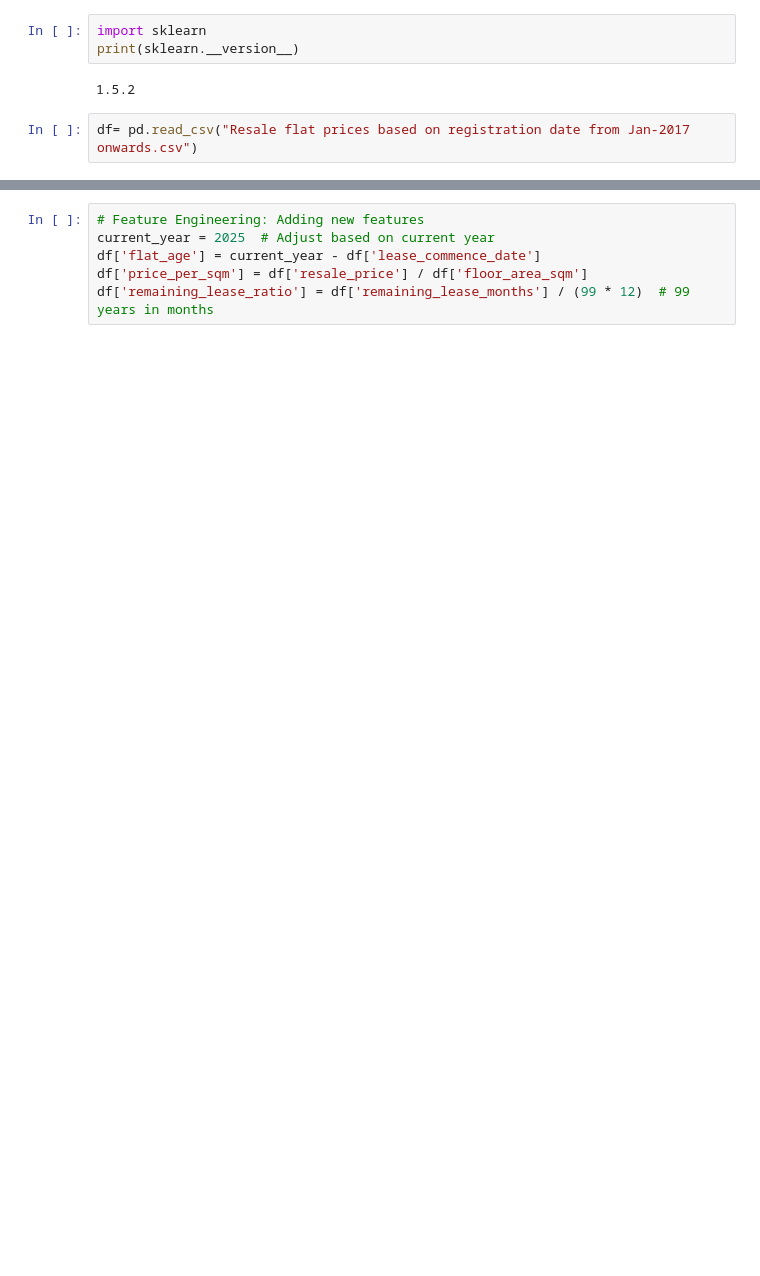
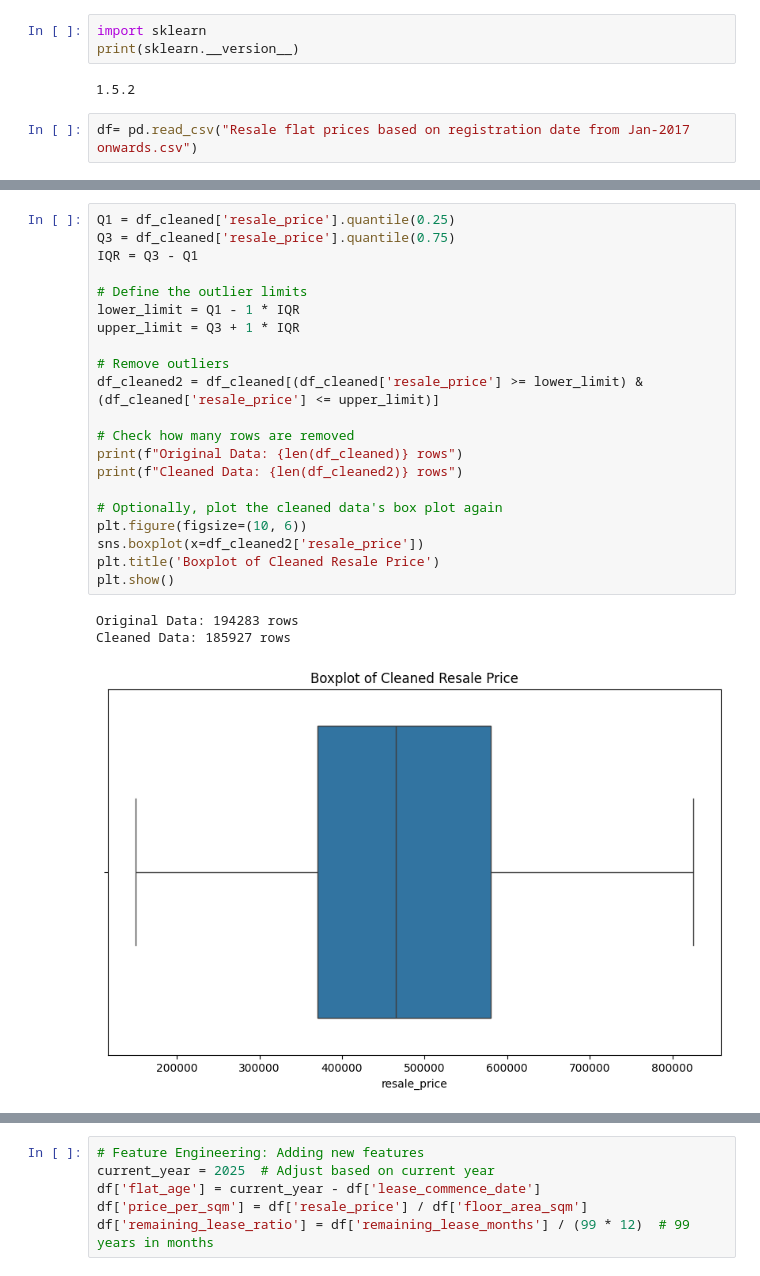
Before and after one commit to Sakineee/streamlit-house, a Jupyter notebook: GBR.ipynb, the cells around one changed output, grey strips where cells are left out. Drawn from its saved outputs; the diff is of its cells as text; blank space fills up the shorter version.

```diff
--- a/GBR.ipynb
+++ b/GBR.ipynb
@@ -17 +54,26 @@ df= pd.read_csv("Resale flat prices based on registration date from Jan-2017 onw
+# %%
+Q1 = df_cleaned['resale_price'].quantile(0.25)
+Q3 = df_cleaned['resale_price'].quantile(0.75)
+IQR = Q3 - Q1
+
+# Define the outlier limits
+lower_limit = Q1 - 1 * IQR
+upper_limit = Q3 + 1 * IQR
+
+# Remove outliers
+df_cleaned2 = df_cleaned[(df_cleaned['resale_price'] >= lower_limit) & (df_cleaned['resale_price'] <= upper_limit)]
+
+# Check how many rows are removed
+print(f"Original Data: {len(df_cleaned)} rows")
+print(f"Cleaned Data: {len(df_cleaned2)} rows")
+
+# Optionally, plot the cleaned data's box plot again
+plt.figure(figsize=(10, 6))
+sns.boxplot(x=df_cleaned2['resale_price'])
+plt.title('Boxplot of Cleaned Resale Price')
+plt.show()
+# %% [output]
+Original Data: 194283 rows
+Cleaned Data: 185927 rows
+[figure, added]
 # %%
```
Also changed, not shown: parts of 27 cells of this notebook, 3 other files.
